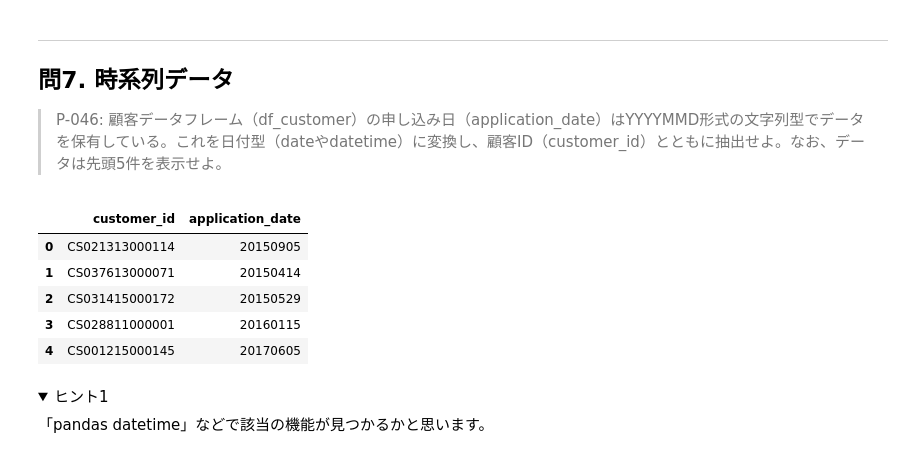
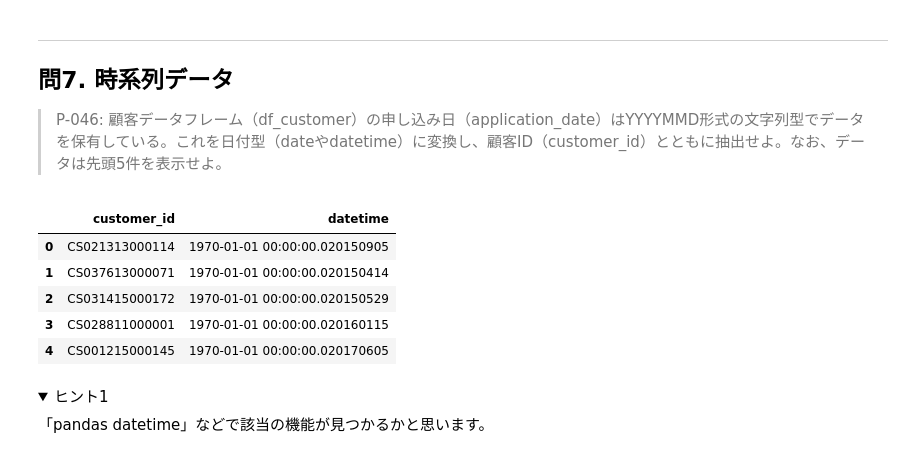
Before and after one commit to shou-hatu/Basic-Python3, a Jupyter notebook: pandas_quiz.ipynb, the cells around one changed output. Saved outputs shown, nothing was run; the diff lists cells and outputs as text; code cells hidden in the pictures; folded sections open.

```diff
--- a/pandas_quiz.ipynb
+++ b/pandas_quiz.ipynb
@@ -182,21 +187,22 @@ df_customer_and_receipt_women_fillna.groupby("customer_id")["amount"].sum().to_f
 # %%
 #やる事
 #YYYYMMD形式->日付型に変換
-#顧客IDとともに表示
+#顧客IDとともに表示8
 
 #YYYYMMD形式->日付型に変換
-pd.to_datetime(df_customer['application_date'])
+#df[''] = [要素];列を追加
+df_customer['datetime'] =pd.to_datetime(df_customer['application_date'])
 
 #顧客IDとともに表示
 #df[['カラム名','カラム名']]；特定のカラムのみ抽出
-df_customer[[ 'customer_id' , 'application_date' ]].head()
+df_customer[[ 'customer_id' , 'datetime' ]].head()
 # %% [output]
-|  | customer_id | application_date |
-| 0 | CS021313000114 | 20150905 |
-| 1 | CS037613000071 | 20150414 |
-| 2 | CS031415000172 | 20150529 |
-| 3 | CS028811000001 | 20160115 |
-| 4 | CS001215000145 | 20170605 |
+|  | customer_id | datetime |
+| 0 | CS021313000114 | 1970-01-01 00:00:00.020150905 |
+| 1 | CS037613000071 | 1970-01-01 00:00:00.020150414 |
+| 2 | CS031415000172 | 1970-01-01 00:00:00.020150529 |
+| 3 | CS028811000001 | 1970-01-01 00:00:00.020160115 |
+| 4 | CS001215000145 | 1970-01-01 00:00:00.020170605 |
 # %% [markdown]
 <details>
 <summary>ヒント1</summary>
```
Also changed, not shown: parts of 7 cells of this notebook.
